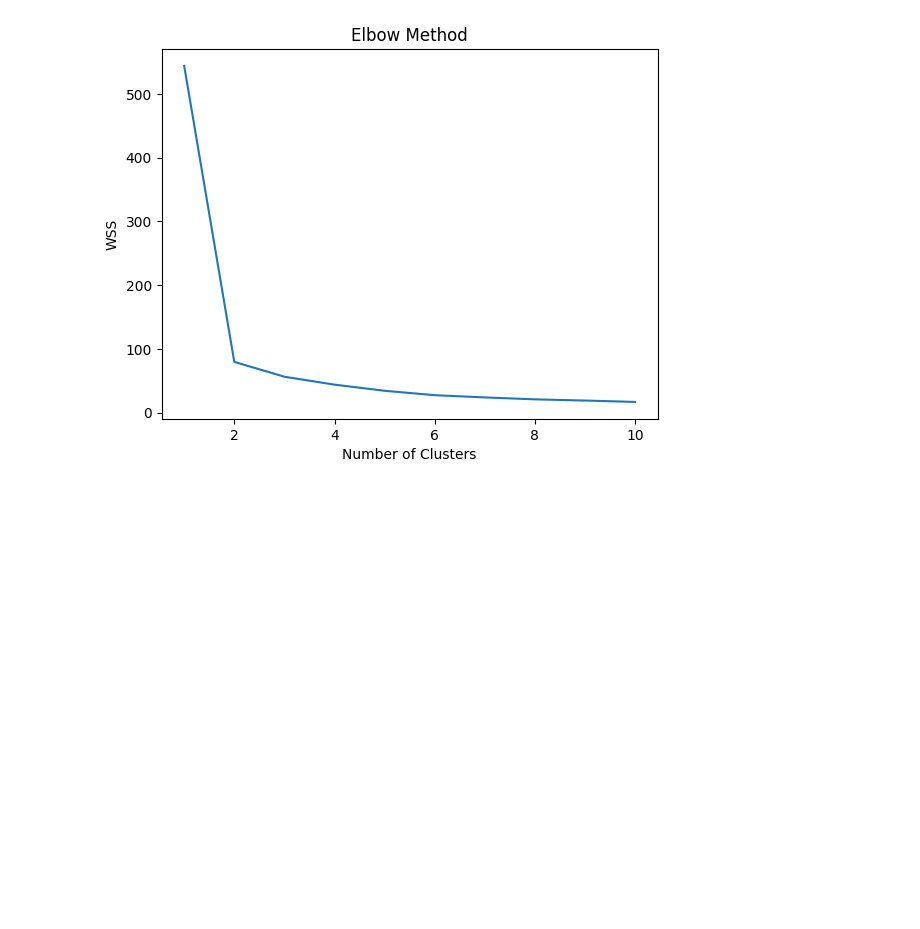
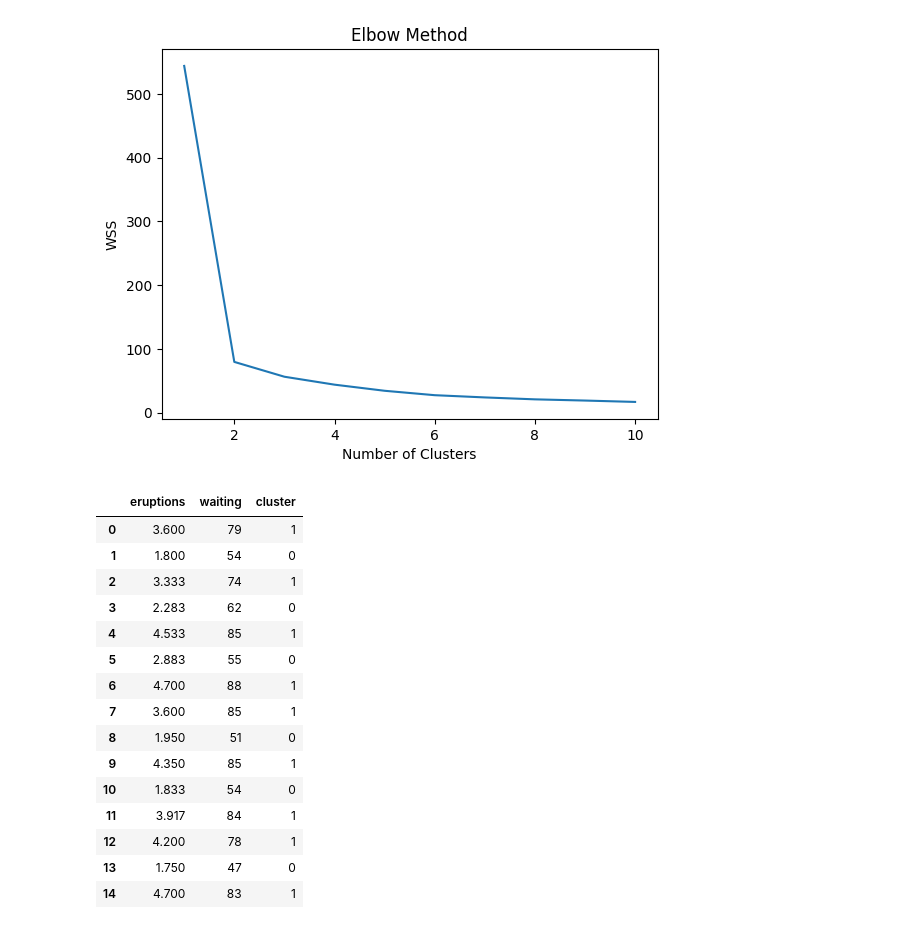
Before and after one commit to aysenurerdogn/Clustering-kmeans, a Jupyter notebook: Cluster faithful dataset.ipynb, the cells around one changed output. Drawn from its saved outputs; the diff is of its cells as text; code cells hidden in the pictures; blank space fills up the shorter version.

```diff
--- a/Cluster faithful dataset.ipynb
+++ b/Cluster faithful dataset.ipynb
@@ -49,3 +109,24 @@ plt.show()
 # Run k-means algorithm with k=2
 kmeans = KMeans(n_clusters=2, random_state=42)
 y_pred = kmeans.fit_predict(X)
+# %%
+# Add cluster labels to DataFrame
+df['cluster'] = y_pred
+df.head(15)
+# %% [output]
+|  | eruptions | waiting | cluster |
+| 0 | 3.600 | 79 | 1 |
+| 1 | 1.800 | 54 | 0 |
+| 2 | 3.333 | 74 | 1 |
+| 3 | 2.283 | 62 | 0 |
+| 4 | 4.533 | 85 | 1 |
+| 5 | 2.883 | 55 | 0 |
+| 6 | 4.700 | 88 | 1 |
+| 7 | 3.600 | 85 | 1 |
+| 8 | 1.950 | 51 | 0 |
+| 9 | 4.350 | 85 | 1 |
+| 10 | 1.833 | 54 | 0 |
+| 11 | 3.917 | 84 | 1 |
+| 12 | 4.200 | 78 | 1 |
+| 13 | 1.750 | 47 | 0 |
+| 14 | 4.700 | 83 | 1 |
```
Also changed, not shown: parts of 12 cells of this notebook.
